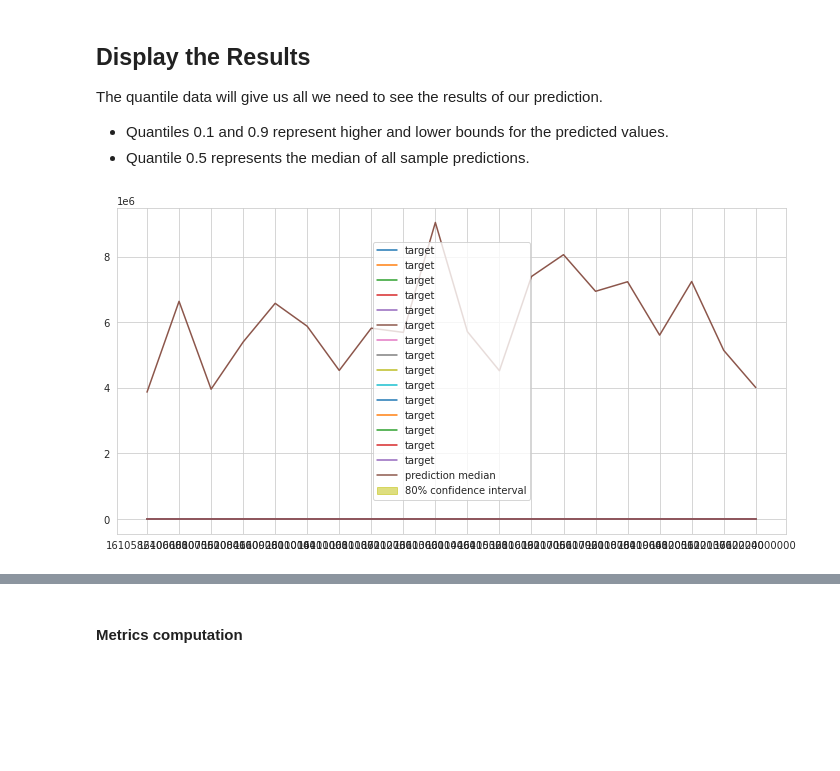
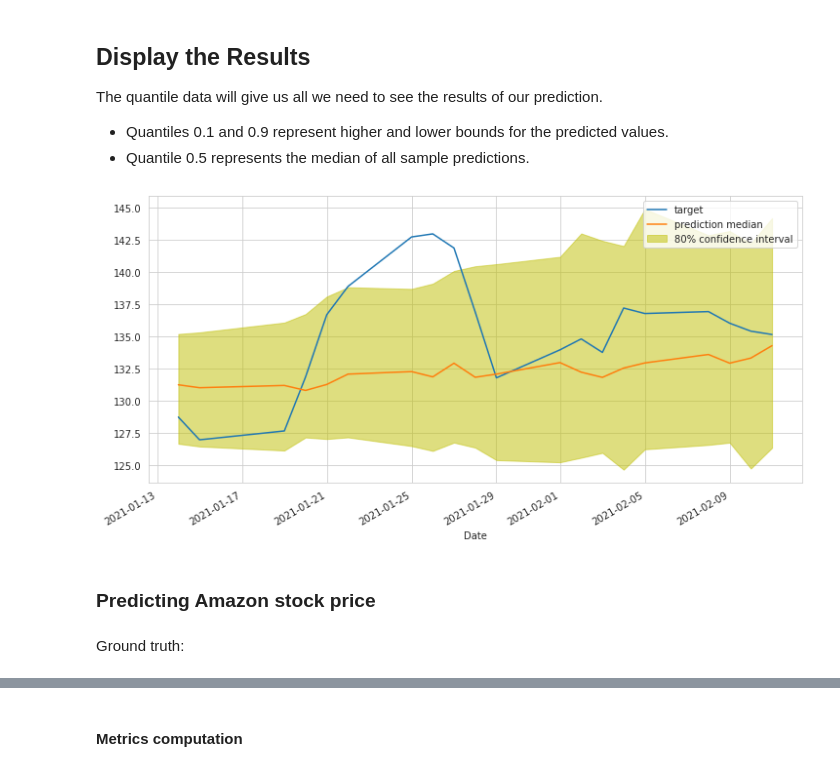
Before and after one commit to alfreedolf/ml-spp, a Jupyter notebook: 3.DeepAR-StockPricesPredictions.ipynb, the cells around one changed output, grey strips where cells are left out. Cells and saved outputs as stored; diff of their text form; code cells hidden in the pictures; blank space fills up the shorter version.

```diff
--- a/3.DeepAR-StockPricesPredictions.ipynb
+++ b/3.DeepAR-StockPricesPredictions.ipynb
@@ -469,0 +526,3 @@ Name: Adj Close, dtype: float64
+# %%
+d_single_prediction = pd.read_json(os.path.join(data_dir_json_prediction, "AAPL_{} - {}.json".format(start_date, end_date)),
+                                   orient='columns', convert_axes=False)
@@ -469,0 +531,2 @@ Name: Adj Close, dtype: float64
+# %%
+d_single_prediction.index = d_single_prediction.index
@@ -470 +535,3 @@ Name: Adj Close, dtype: float64
+# %%
+d_single_prediction.index = test_gt.index
 # %% [markdown]
@@ -513,26 +574,12 @@ print(ibm_ma_r2_score)
 The quantile data will give us all we need to see the results of our prediction.
 * Quantiles 0.1 and 0.9 represent higher and lower bounds for the predicted values.
 * Quantile 0.5 represents the median of all sample predictions.
-# %%
-# display the prediction median against the actual data
-def display_quantiles(prediction, prediction_length, target_ts=None):
-    """ show predictions for input time series """
-    plt.figure(figsize=(12,6))
-    # get the target month of data
-    if target_ts is not None:
-        target = target_ts[-prediction_length:]
-        plt.plot(range(len(target)), target, label='target')
-    # get the quantile values at 10 and 90%
-    p10 = prediction['0.1']
-    p90 = prediction['0.9']
-    # fill the 80% confidence interval
-    plt.fill_between(p10.index, p10, p90, color='y', alpha=0.5, label='80% confidence interval')
-    # plot the median prediction line
-    prediction['0.5'].plot(label='prediction median')
-    plt.legend()
-    plt.show()
 # %%
 # display predictions
-display_quantiles(d_single_prediction, prediction_length[1], target_ts[0])
+display_quantiles(d_single_prediction, prediction_length[1], test_gt)
 # %% [output]
-[figure, old version]
+[figure, new version]
+# %% [markdown]
+### Predicting Amazon stock price
+# %% [markdown]
+Ground truth:
```
Also changed, not shown: parts of 146 cells of this notebook, 29 other files.
